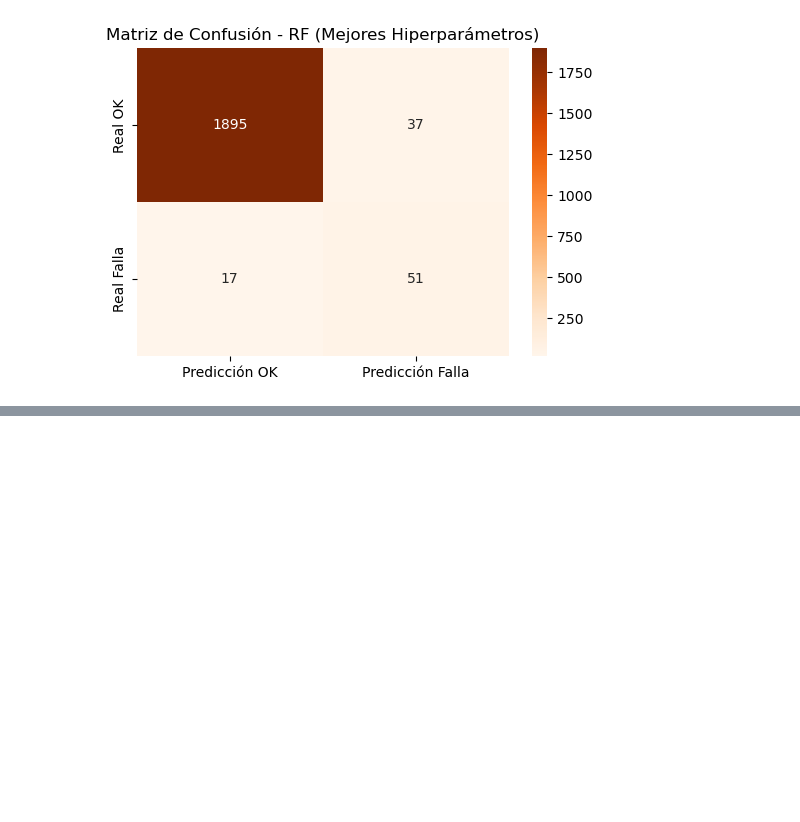
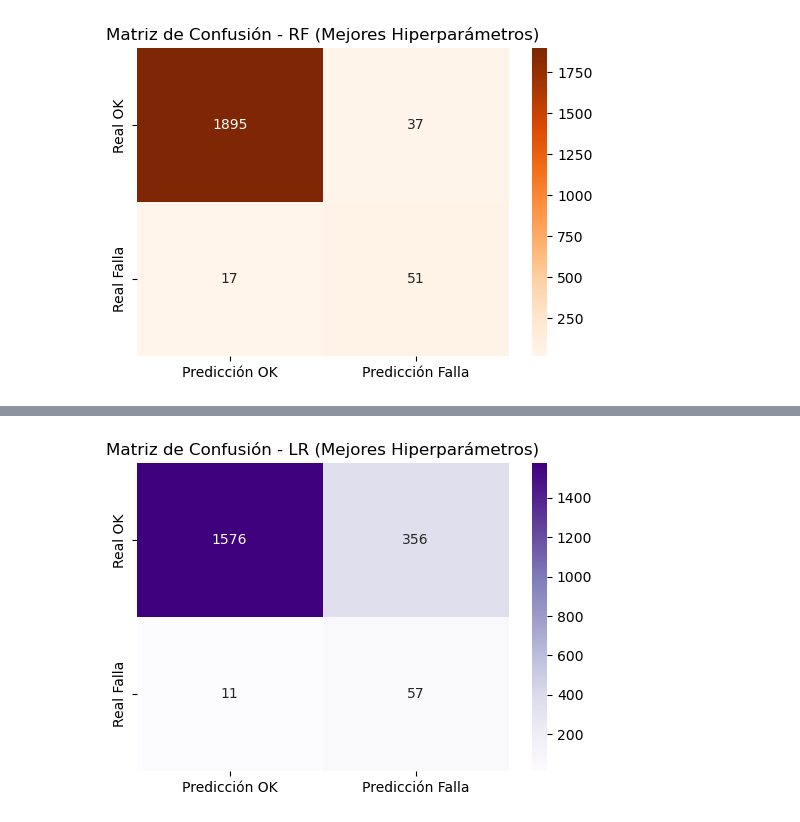
Before and after one commit to FMarin2401/ProyectoFresadoras, a Jupyter notebook: ProyectoFresadoras.ipynb, the cells around one changed output, grey strips where cells are left out. Cells and saved outputs as stored; diff of their text form; code cells hidden in the pictures; blank space fills up the shorter version.

```diff
--- a/ProyectoFresadoras.ipynb
+++ b/ProyectoFresadoras.ipynb
@@ -369,0 +304,85 @@ weighted avg       0.97      0.91      0.93      2000
+# %%
+# --- REGRESIÓN LOGÍSTICA (OPTIMIZADA CON GRID SEARCH) ---
+
+# 1. Definir la cuadrícula de parámetros
+param_grid_lr = {
+    'C': [0.01, 0.1, 1, 10, 100],        # C controla la regularización (inverso a la fuerza)
+    'solver': ['liblinear', 'lbfgs']     # Algoritmos de optimización
+}
+
+# 2. Inicializar el modelo base y GridSearchCV
+lr_base = LogisticRegression(random_state=42, class_weight='balanced', max_iter=2000)
+grid_search_lr = GridSearchCV(
+    estimator=lr_base,
+    param_grid=param_grid_lr,
+    cv=5,                 # Validación cruzada de 5 pliegues
+    scoring='recall',     # Optimizamos para Recall
+    n_jobs=-1
+)
+
+# 3. Ejecutar la búsqueda
+print("Optimizando Regresión Logística, por favor espera...")
+grid_search_lr.fit(X_train_opt_scaled, y_train)
+
+# 4. Ver los resultados ganadores
+print(f"Mejores parámetros encontrados (LR): {grid_search_lr.best_params_}")
+
+# 5. Evaluar el modelo ganador
+best_lr_model = grid_search_lr.best_estimator_
+y_pred_lr_best = best_lr_model.predict(X_test_opt_scaled)
+
+print("\n--- REPORTE DE CLASIFICACIÓN (REGRESIÓN LOGÍSTICA OPTIMIZADA) ---")
+print(classification_report(y_test, y_pred_lr_best))
+
+# Matriz de confusión
+cm_lr = confusion_matrix(y_test, y_pred_lr_best)
+plt.figure(figsize=(6,4))
+sns.heatmap(cm_lr, annot=True, fmt='d', cmap='Purples',
+            xticklabels=['Predicción OK', 'Predicción Falla'],
+            yticklabels=['Real OK', 'Real Falla'])
+plt.title('Matriz de Confusión - LR (Mejores Hiperparámetros)')
+plt.show()
+
+# --- SUPPORT VECTOR MACHINE - SVM (OPTIMIZADO CON GRID SEARCH) ---
+
+# 1. Definir la cuadrícula de parámetros
+# Nota: SVM es pesado, por lo que usamos una cuadrícula pequeña pero efectiva
+param_grid_svm = {
+    'C': [0.1, 1, 10],                 # Margen de error permitido
+    'kernel': ['linear', 'rbf'],       # Tipo de línea de separación (recta o curva)
+    'gamma': ['scale', 'auto']         # Influencia de las muestras individuales (solo para rbf)
+}
+
+# 2. Inicializar el modelo base y GridSearchCV
+svm_base = SVC(random_state=42, class_weight='balanced')
+grid_search_svm = GridSearchCV(
+    estimator=svm_base,
+    param_grid=param_grid_svm,
+    cv=5,
+    scoring='recall',
+    n_jobs=-1
+)
+
+# 3. Ejecutar la búsqueda
+print("Optimizando SVM, esto puede tardar unos minutos...")
+grid_search_svm.fit(X_train_opt_scaled, y_train)
+
+# 4. Ver los resultados ganadores
+print(f"Mejores parámetros encontrados (SVM): {grid_search_svm.best_params_}")
+
+# 5. Evaluar el modelo ganador
+best_svm_model = grid_search_svm.best_estimator_
+y_pred_svm_best = best_svm_model.predict(X_test_opt_scaled)
+
+print("\n--- REPORTE DE CLASIFICACIÓN (SVM OPTIMIZADO) ---")
+print(classification_report(y_test, y_pred_svm_best))
+
+# Matriz de confusión
+cm_svm = confusion_matrix(y_test, y_pred_svm_best)
+plt.figure(figsize=(6,4))
+sns.heatmap(cm_svm, annot=True, fmt='d', cmap='Reds',
+            xticklabels=['Predicción OK', 'Predicción Falla'],
+            yticklabels=['Real OK', 'Real Falla'])
+plt.title('Matriz de Confusión - SVM (Mejores Hiperparámetros)')
+plt.show()
+# %% [output]
@@ -369,0 +401 @@ weighted avg       0.97      0.91      0.93      2000
+[figure, added]
```
Also changed, not shown: parts of 11 cells of this notebook, 1 other file.
